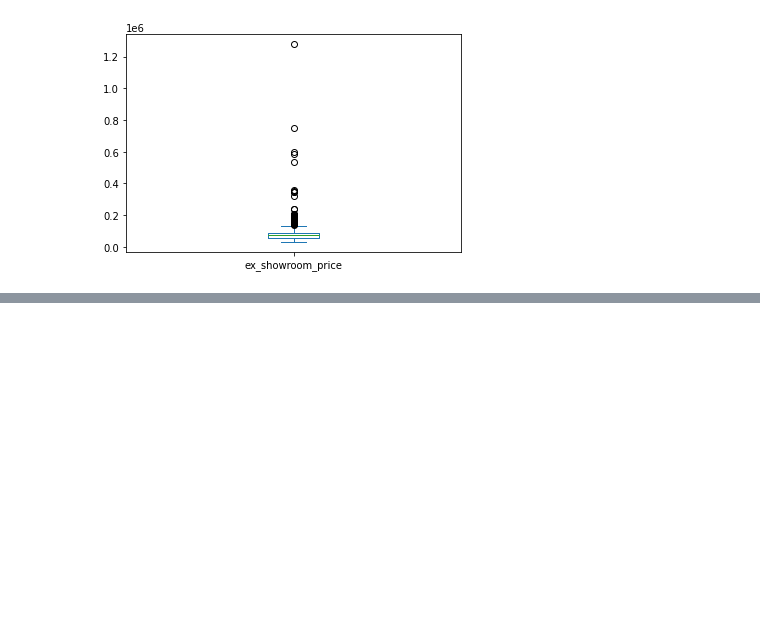
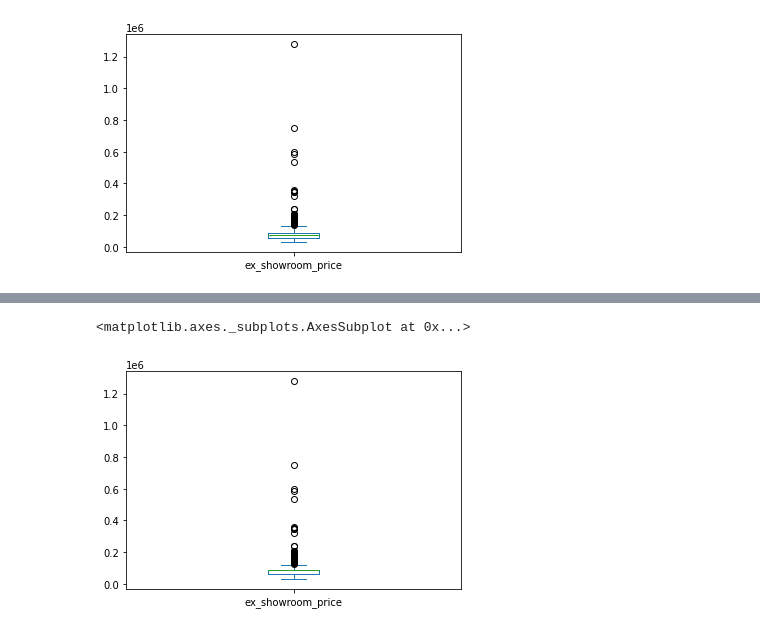
Before and after one commit to monisakhtar/CarPrice, a Jupyter notebook: Motorcycle.ipynb, the cells around one changed output, grey strips where cells are left out. Saved outputs shown, nothing was run; the diff lists cells and outputs as text; code cells hidden in the pictures; blank space fills up the shorter version.

```diff
--- a/Motorcycle.ipynb
+++ b/Motorcycle.ipynb
@@ -124,3 +139,6 @@ data['ex_showroom_price'].plot.box()
 # %% [output]
 <matplotlib.axes._subplots.AxesSubplot at 0x...>
 [figure]
+# %%
+data['ex_showroom_price'].fillna(data['ex_showroom_price'].mean(), inplace = True)
+data.isna().sum()
@@ -126,0 +153,5 @@ data['ex_showroom_price'].plot.box()
+# %%
+data['ex_showroom_price'].plot.box()
+# %% [output]
+<matplotlib.axes._subplots.AxesSubplot at 0x...>
+[figure, added]
```
Also changed, not shown: parts of 9 cells of this notebook.
